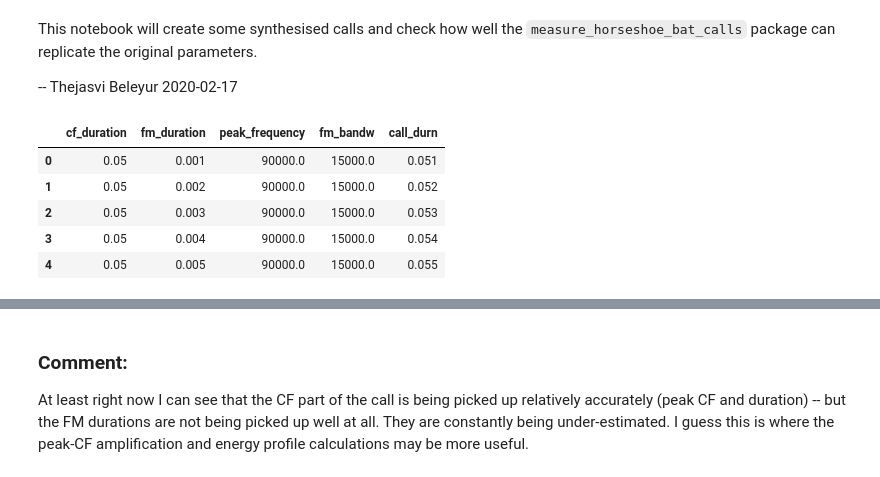
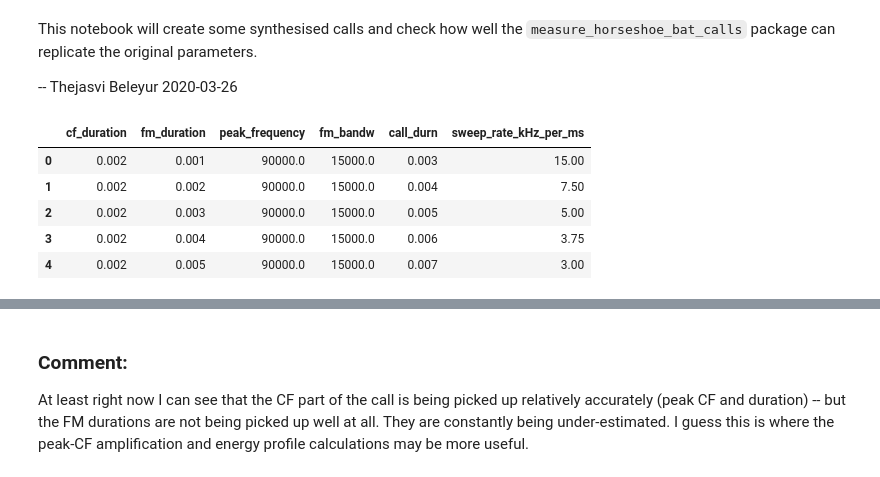
Before and after one commit to thejasvibr/itsfm, a Jupyter notebook: figuring_out/How accurate is measure_horseshoe_bat_calls.ipynb, the cells around one changed output, grey strips where cells are left out. Drawn from its saved outputs; the diff is of its cells as text; code cells hidden in the pictures.

````diff
--- a/figuring_out/How accurate is measure_horseshoe_bat_calls.ipynb
+++ b/figuring_out/How accurate is measure_horseshoe_bat_calls.ipynb
@@ -1,6 +1,6 @@
 # %% [markdown]
 This notebook will create some synthesised calls and check how well the ```measure_horseshoe_bat_calls``` package can replicate the original parameters.
 
--- Thejasvi Beleyur 2020-02-17
+-- Thejasvi Beleyur 2020-03-26
 # %%
 import sys
@@ -13,20 +16,21 @@ from measure_a_horseshoe_bat_call import get_peak_frequency, remove_frequency
 # %%
 %matplotlib notebook
 # %%
-cf_duration = np.arange(0.05, 0.08,0.01)
+cf_duration = np.arange(0.002, 0.08,0.04)
 fm_duration = np.arange(0.001, 0.006, 0.001)
 peak_frequency = np.arange(90000, 120000, 10000)
 fm_bandw = np.arange(15000, 25000, 1000)
 # %%
 all_parameter_combinations = np.array(np.meshgrid(cf_duration, fm_duration, peak_frequency, fm_bandw)).T.reshape(-1,4)
 synthetic_calls = pd.DataFrame(all_parameter_combinations)
 synthetic_calls.columns = ['cf_duration','fm_duration','peak_frequency','fm_bandw']
 synthetic_calls['call_durn'] = synthetic_calls['cf_duration'] + synthetic_calls['fm_duration']
+synthetic_calls['sweep_rate_kHz_per_ms'] = (synthetic_calls['fm_bandw']*10**-3)/(synthetic_calls['fm_duration']*10**3)
 synthetic_calls.head()
 # %% [output]
-|  | cf_duration | fm_duration | peak_frequency | fm_bandw | call_durn |
-| 0 | 0.05 | 0.001 | 90000.0 | 15000.0 | 0.051 |
-| 1 | 0.05 | 0.002 | 90000.0 | 15000.0 | 0.052 |
-| 2 | 0.05 | 0.003 | 90000.0 | 15000.0 | 0.053 |
-| 3 | 0.05 | 0.004 | 90000.0 | 15000.0 | 0.054 |
-| 4 | 0.05 | 0.005 | 90000.0 | 15000.0 | 0.055 |
+|  | cf_duration | fm_duration | peak_frequency | fm_bandw | call_durn | sweep_rate_kHz_per_ms |
+| 0 | 0.002 | 0.001 | 90000.0 | 15000.0 | 0.003 | 15.00 |
+| 1 | 0.002 | 0.002 | 90000.0 | 15000.0 | 0.004 | 7.50 |
+| 2 | 0.002 | 0.003 | 90000.0 | 15000.0 | 0.005 | 5.00 |
+| 3 | 0.002 | 0.004 | 90000.0 | 15000.0 | 0.006 | 3.75 |
+| 4 | 0.002 | 0.005 | 90000.0 | 15000.0 | 0.007 | 3.00 |
````
Also changed, not shown: parts of 22 cells of this notebook, 13 other files.
